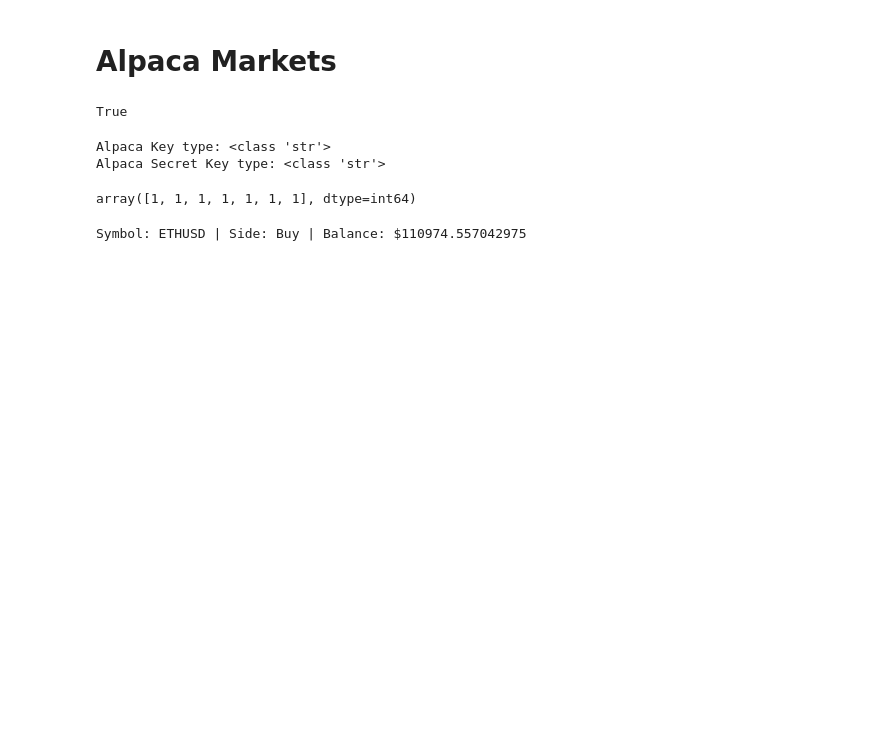
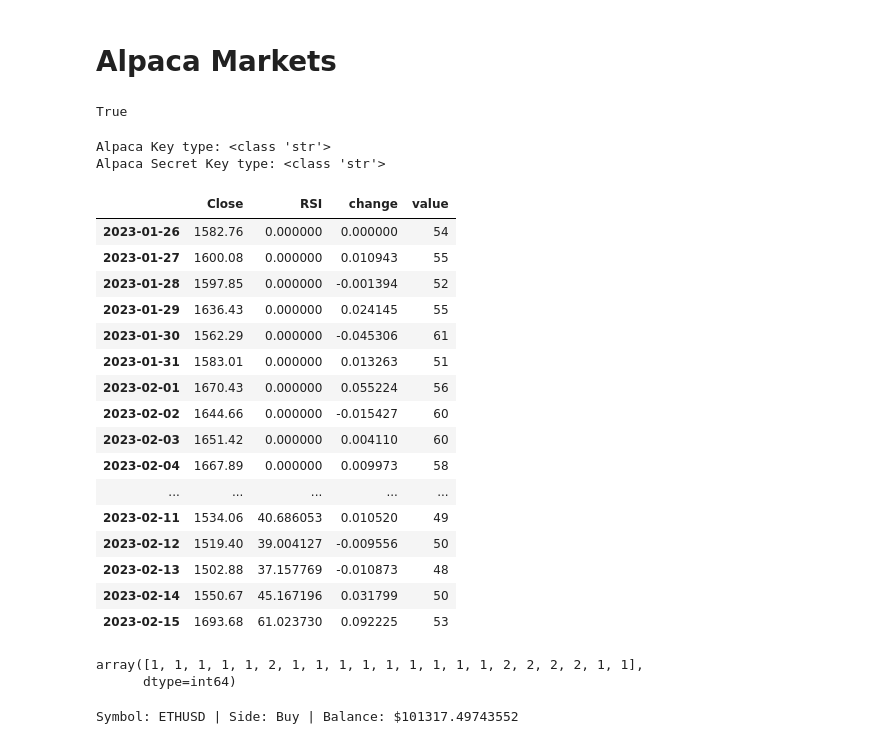
Before and after one commit to AGralin/dreambuilder_bot, a Jupyter notebook: testing/YEN_Alpaca_Markets.ipynb, the cells around one changed output. Saved outputs shown, nothing was run; the diff lists cells and outputs as text; code cells hidden in the pictures; blank space fills up the shorter version.

```diff
--- a/testing/YEN_Alpaca_Markets.ipynb
+++ b/testing/YEN_Alpaca_Markets.ipynb
@@ -241,14 +238,11 @@ alpaca = tradeapi.REST(
 # %%
 # Date Variables
 start_date = dt.date.today() - dt.timedelta(days = 20)
-end_date = dt.date.today()
+end_date = dt.date.today() + dt.timedelta(days = 2)
 # %%
 # Get current price and RSI information. Convert it into a dataframe and add Returns
 
 def get_current_data():
-
-    # Format current date as ISO format
-    today = pd.Timestamp("2023-1-27", tz="America/New_York").isoformat()
 
     # Set the tickers
     tickers = ['ETHUSD']
@@ -260,7 +254,7 @@ def get_current_data():
         tickers,
         timeframe,
         start = start_date,
-        end = today
+        end = end_date
     ).df
     #drop columns
     df_portfolio = df_portfolio.drop(['exchange','open','high', 'low','volume','trade_count','vwap', 'symbol'], axis = 1)
@@ -289,29 +283,49 @@ df= get_current_data()
 # %%
 # Get Fear and Greed data
 
 r = requests.get('https://api.alternative.me/fng/?limit=0')
 
 fg_df = pd.DataFrame(r.json()['data'])
 
     # convert 'value' to int
 fg_df.value = fg_df.value.astype(int)
 
     # convert time format to datetime
 fg_df.timestamp = pd.to_datetime(fg_df.timestamp, unit='s' )
 
     # set date as index
 fg_df.set_index('timestamp', inplace=True)
 
     # drop all columns except 'value'
 fg_df = fg_df.drop(['value_classification', 'time_until_update'], axis=1)
 
     # convert date format to match 'df close'
 fg_df.index = pd.to_datetime(fg_df.index).tz_localize('Etc/UCT')
 
 fg_df.index =  fg_df.index.date
 
 # combine price/RSI fear and greed to df
 df = df.join(fg_df)
+
+df
+# %% [output]
+|  | Close | RSI | change | value |
+| 2023-01-26 | 1582.76 | 0.000000 | 0.000000 | 54 |
+| 2023-01-27 | 1600.08 | 0.000000 | 0.010943 | 55 |
+| 2023-01-28 | 1597.85 | 0.000000 | -0.001394 | 52 |
+| 2023-01-29 | 1636.43 | 0.000000 | 0.024145 | 55 |
+| 2023-01-30 | 1562.29 | 0.000000 | -0.045306 | 61 |
+| 2023-01-31 | 1583.01 | 0.000000 | 0.013263 | 51 |
+| 2023-02-01 | 1670.43 | 0.000000 | 0.055224 | 56 |
+| 2023-02-02 | 1644.66 | 0.000000 | -0.015427 | 60 |
+| 2023-02-03 | 1651.42 | 0.000000 | 0.004110 | 60 |
+| 2023-02-04 | 1667.89 | 0.000000 | 0.009973 | 58 |
+| ... | ... | ... | ... | ... |
+| 2023-02-11 | 1534.06 | 40.686053 | 0.010520 | 49 |
+| 2023-02-12 | 1519.40 | 39.004127 | -0.009556 | 50 |
+| 2023-02-13 | 1502.88 | 37.157769 | -0.010873 | 48 |
+| 2023-02-14 | 1550.67 | 45.167196 | 0.031799 | 50 |
+| 2023-02-15 | 1693.68 | 61.023730 | 0.092225 | 53 |
 # %%
 # Re-run the model with new set of data
 from sklearn.pipeline import make_pipeline
@@ -326,7 +340,8 @@ X_new = df
 target = pipe.predict(X_new)
 target
 # %% [output]
-array([1, 1, 1, 1, 1, 1, 1], dtype=int64)
+array([1, 1, 1, 1, 1, 2, 1, 1, 1, 1, 1, 1, 1, 1, 1, 2, 2, 2, 2, 1, 1],
+      dtype=int64)
 # %%
 # Check Whether Account Currently Holds Symbol
 def check_positions(symbol):
@@ -382,7 +397,7 @@ elif target[-1] == 0:
     message = f'Symbol: {ticker} | Side: Holding | Balance: ${account.cash}'
     print(message)
 # %% [output]
-Symbol: ETHUSD | Side: Buy | Balance: $110974.557042975
+Symbol: ETHUSD | Side: Buy | Balance: $101317.49743552
 # %%
 #close = alpaca.close_all_positions()
 # %%
```
Also changed, not shown: parts of 3 cells of this notebook.
